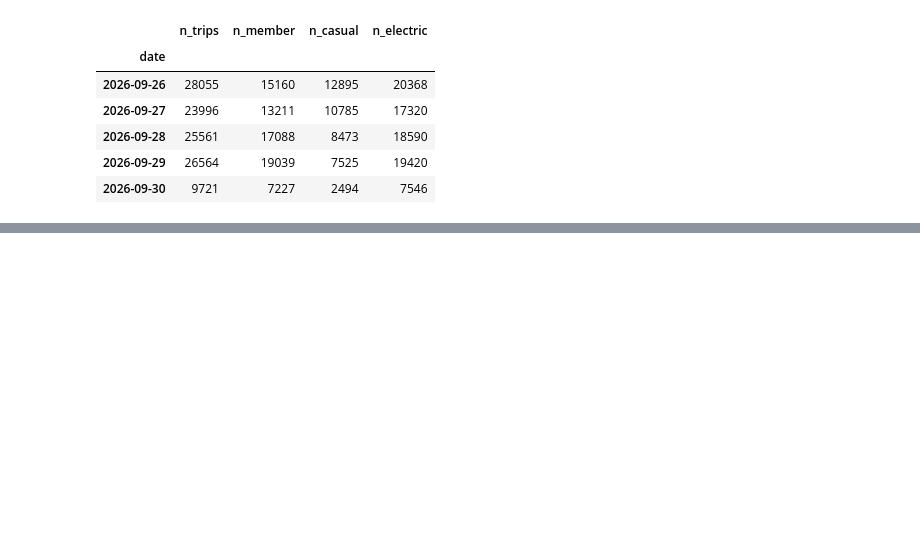
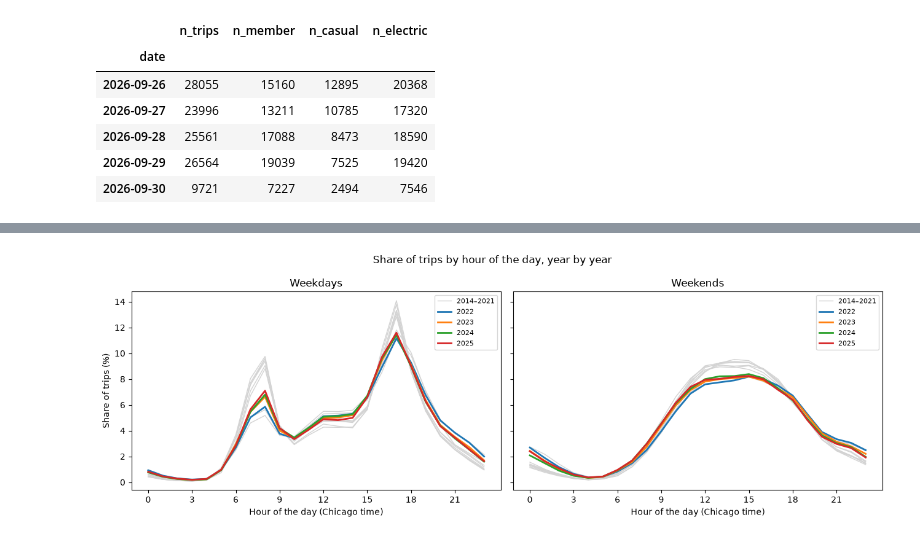
Before and after one commit to laure-cio/ADA-project2026, a Jupyter notebook: jeanne.ipynb, the cells around one changed output, grey strips where cells are left out. Cells and saved outputs as stored; diff of their text form; code cells hidden in the pictures; blank space fills up the shorter version.

```diff
--- a/jeanne.ipynb
+++ b/jeanne.ipynb
@@ -17,0 +121,30 @@ daily_city.tail()
+# %%
+import pandas as pd
+import matplotlib.pyplot as plt
+
+hourly = pd.read_parquet("data/hourly_counts.parquet")
+h = hourly.copy()
+h["hour_of_day"] = h["hour"].dt.hour
+h["weekend"] = h["hour"].dt.dayofweek >= 5
+h["year"] = h["hour"].dt.year
+
+fig, axes = plt.subplots(1, 2, figsize=(13, 4.5), sharey=True)
+for ax, (is_weekend, title) in zip(axes, [(False, "Weekdays"), (True, "Weekends")]):
+    sub = h[h["weekend"] == is_weekend]
+    for year in range(2014, 2026):
+        counts = sub[sub["year"] == year].groupby("hour_of_day")["n_trips"].sum()
+        if year >= 2022:
+            ax.plot(counts.index, 100 * counts / counts.sum(), lw=2, label=str(year))
+        else:
+            ax.plot(counts.index, 100 * counts / counts.sum(), color="lightgrey", lw=1,
+                    label="2014–2021" if year == 2014 else None)
+    ax.set_title(title)
+    ax.set_xlabel("Hour of the day (Chicago time)")
+    ax.set_xticks(range(0, 24, 3))
+    ax.legend(fontsize=8)
+axes[0].set_ylabel("Share of trips (%)")
+fig.suptitle("Share of trips by hour of the day, year by year")
+plt.tight_layout()
+plt.show()
+# %% [output]
+[figure, added]
```
Also changed, not shown: parts of 78 cells of this notebook, 1 other file.
